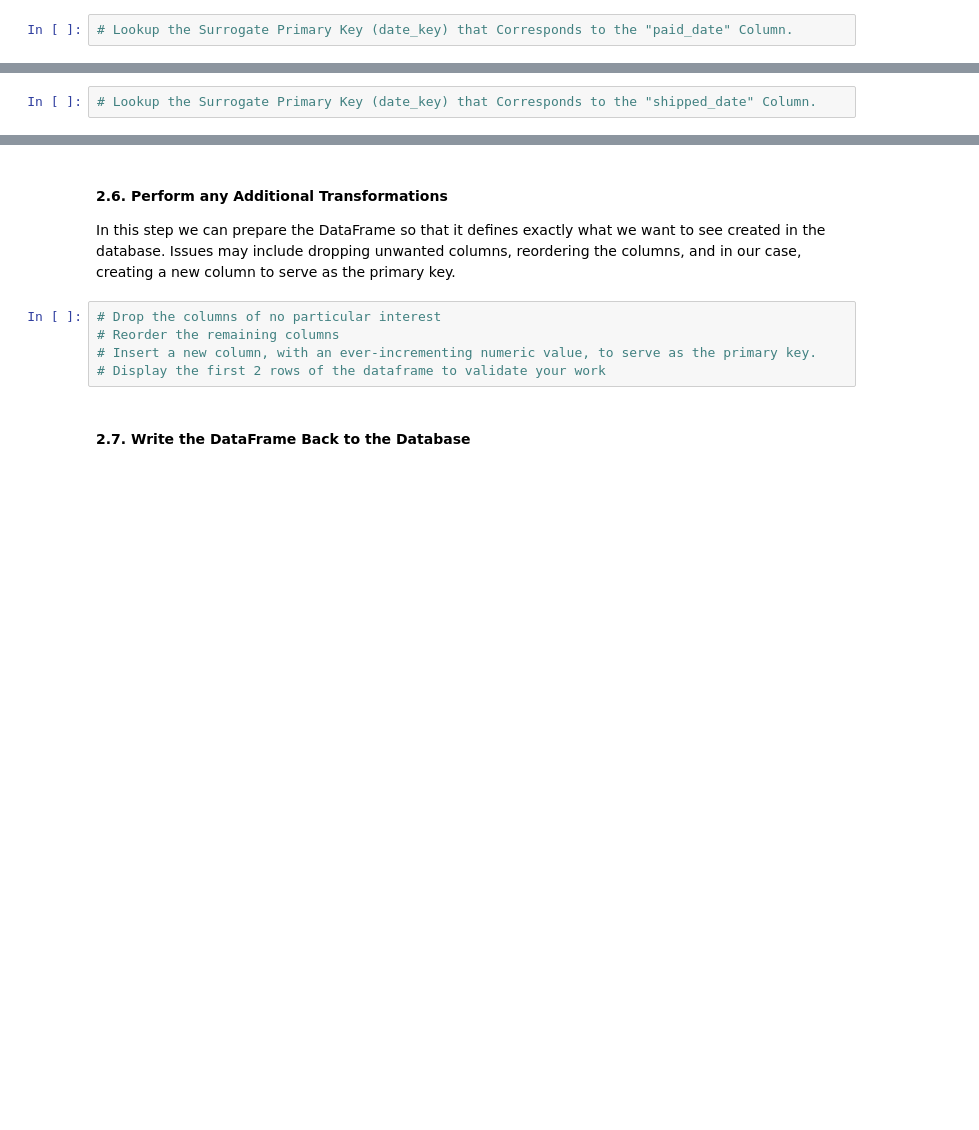
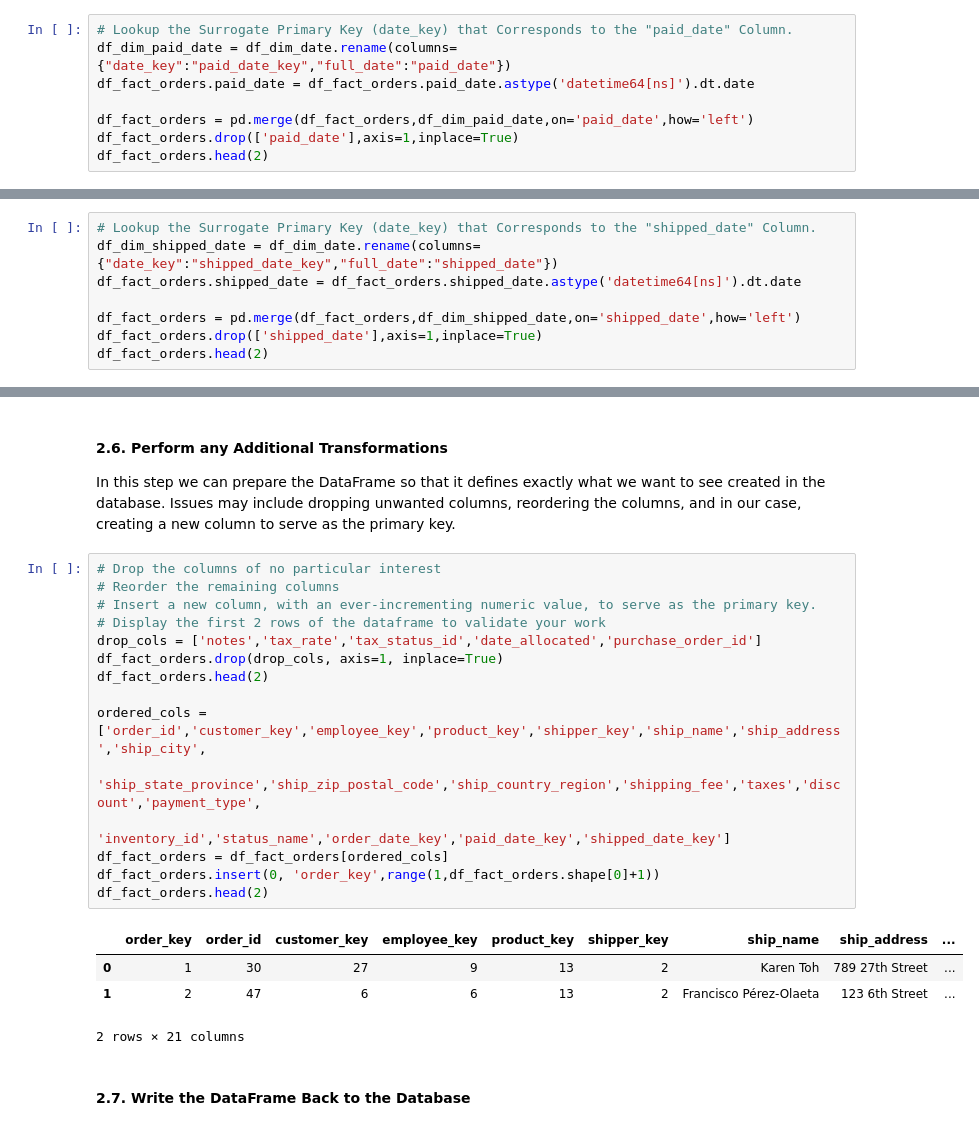
Before and after one commit to 22ai/DS-2002, a Jupyter notebook: 02-Python/Lab-03-Python-Extract-Transform-Load.ipynb, the cells around one changed output, grey strips where cells are left out. Cells and saved outputs as stored; diff of their text form; blank space fills up the shorter version.

```diff
--- a/02-Python/Lab-03-Python-Extract-Transform-Load.ipynb
+++ b/02-Python/Lab-03-Python-Extract-Transform-Load.ipynb
@@ -365,2 +395,8 @@ df_fact_orders.head(2)
 # %%
 # Lookup the Surrogate Primary Key (date_key) that Corresponds to the "paid_date" Column.
+df_dim_paid_date = df_dim_date.rename(columns={"date_key":"paid_date_key","full_date":"paid_date"})
+df_fact_orders.paid_date = df_fact_orders.paid_date.astype('datetime64[ns]').dt.date
+
+df_fact_orders = pd.merge(df_fact_orders,df_dim_paid_date,on='paid_date',how='left')
+df_fact_orders.drop(['paid_date'],axis=1,inplace=True)
+df_fact_orders.head(2)
@@ -367,2 +408,8 @@ df_fact_orders.head(2)
 # %%
 # Lookup the Surrogate Primary Key (date_key) that Corresponds to the "shipped_date" Column.
+df_dim_shipped_date = df_dim_date.rename(columns={"date_key":"shipped_date_key","full_date":"shipped_date"})
+df_fact_orders.shipped_date = df_fact_orders.shipped_date.astype('datetime64[ns]').dt.date
+
+df_fact_orders = pd.merge(df_fact_orders,df_dim_shipped_date,on='shipped_date',how='left')
+df_fact_orders.drop(['shipped_date'],axis=1,inplace=True)
+df_fact_orders.head(2)
@@ -372,8 +424,23 @@ In this step we can prepare the DataFrame so that it defines exactly what we wan
 # %%
 # Drop the columns of no particular interest
 # Reorder the remaining columns
 # Insert a new column, with an ever-incrementing numeric value, to serve as the primary key.
 # Display the first 2 rows of the dataframe to validate your work
+drop_cols = ['notes','tax_rate','tax_status_id','date_allocated','purchase_order_id']
+df_fact_orders.drop(drop_cols, axis=1, inplace=True)
+df_fact_orders.head(2)
+
+ordered_cols = ['order_id','customer_key','employee_key','product_key','shipper_key','ship_name','ship_address','ship_city',
+                'ship_state_province','ship_zip_postal_code','ship_country_region','shipping_fee','taxes','discount','payment_type',
+                'inventory_id','status_name','order_date_key','paid_date_key','shipped_date_key']
+df_fact_orders = df_fact_orders[ordered_cols]
+df_fact_orders.insert(0, 'order_key',range(1,df_fact_orders.shape[0]+1))
+df_fact_orders.head(2)
+# %% [output]
+|  | order_key | order_id | customer_key | employee_key | product_key | shipper_key | ship_name | ship_address | ... |
+| 0 | 1 | 30 | 27 | 9 | 13 | 2 | Karen Toh | 789 27th Street | ... |
+| 1 | 2 | 47 | 6 | 6 | 13 | 2 | Francisco Pérez-Olaeta | 123 6th Street | ... |
+2 rows × 21 columns
 # %% [markdown]
 #### 2.7. Write the DataFrame Back to the Database
 # %%
```
Also changed, not shown: parts of 17 cells of this notebook.
